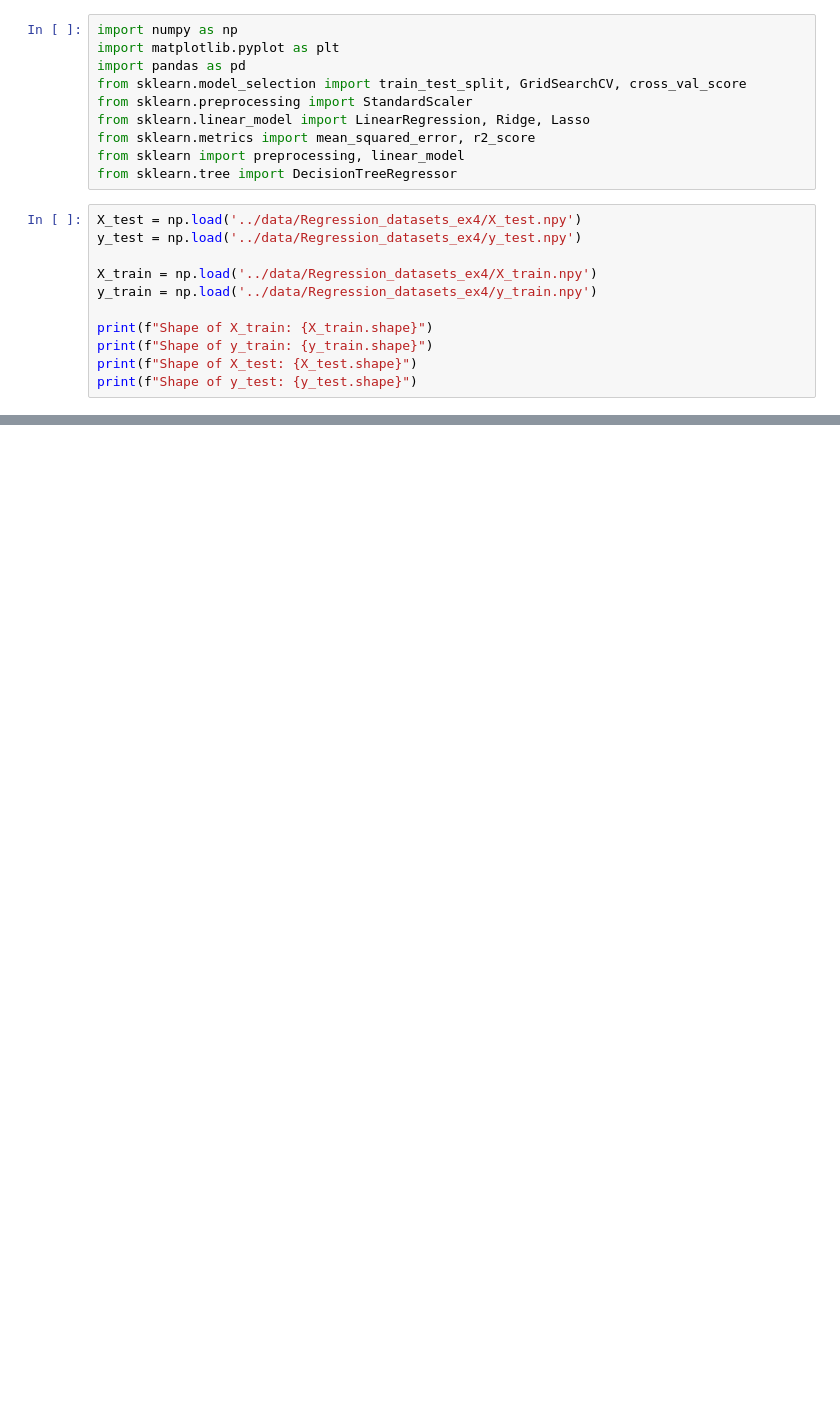
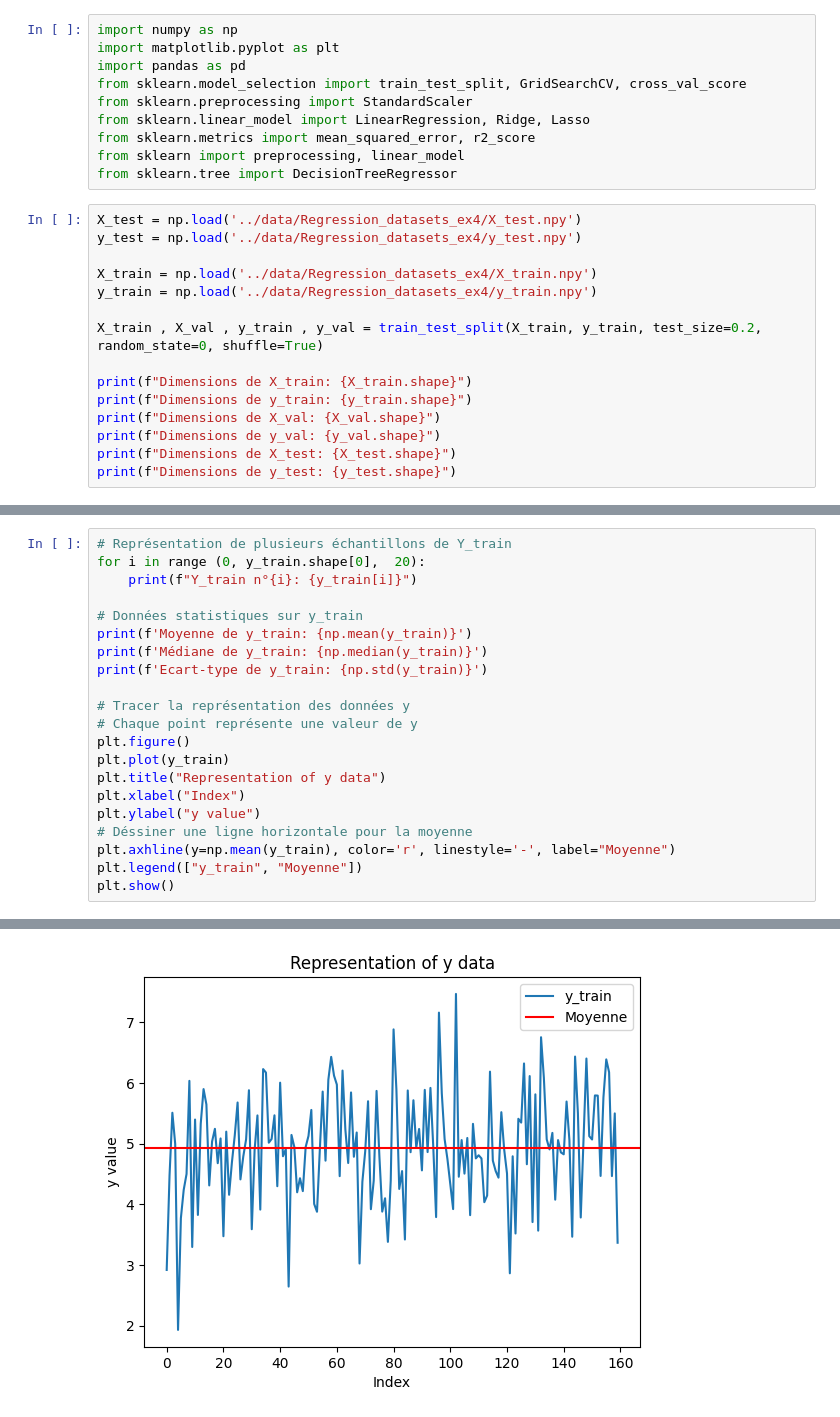
Before and after one commit to davidcyn974/FTML, a Jupyter notebook: 4 -Regression on a given dataset/regression.ipynb, the cells around one changed output, grey strips where cells are left out. Drawn from its saved outputs; the diff is of its cells as text; blank space fills up the shorter version.

```diff
--- a/4 -Regression on a given dataset/regression.ipynb
+++ b/4 -Regression on a given dataset/regression.ipynb
@@ -23,8 +17,12 @@ y_test = np.load('../data/Regression_datasets_ex4/y_test.npy')
 X_train = np.load('../data/Regression_datasets_ex4/X_train.npy')
 y_train = np.load('../data/Regression_datasets_ex4/y_train.npy')
 
-print(f"Shape of X_train: {X_train.shape}")
-print(f"Shape of y_train: {y_train.shape}")
-print(f"Shape of X_test: {X_test.shape}")
-print(f"Shape of y_test: {y_test.shape}")
+X_train , X_val , y_train , y_val = train_test_split(X_train, y_train, test_size=0.2, random_state=0, shuffle=True)
+
+print(f"Dimensions de X_train: {X_train.shape}")
+print(f"Dimensions de y_train: {y_train.shape}")
+print(f"Dimensions de X_val: {X_val.shape}")
+print(f"Dimensions de y_val: {y_val.shape}")
+print(f"Dimensions de X_test: {X_test.shape}")
+print(f"Dimensions de y_test: {y_test.shape}")
 # %% [output]
@@ -59,0 +60,22 @@ They are meant for us so we can quickly look at them
+# %%
+# Représentation de plusieurs échantillons de Y_train
+for i in range (0, y_train.shape[0],  20):
+    print(f"Y_train n°{i}: {y_train[i]}")
+
+# Données statistiques sur y_train
+print(f'Moyenne de y_train: {np.mean(y_train)}')
+print(f'Médiane de y_train: {np.median(y_train)}')
+print(f'Ecart-type de y_train: {np.std(y_train)}')
+
+# Tracer la représentation des données y
+# Chaque point représente une valeur de y
+plt.figure()
+plt.plot(y_train)
+plt.title("Representation of y data")
+plt.xlabel("Index")
+plt.ylabel("y value")
+# Déssiner une ligne horizontale pour la moyenne
+plt.axhline(y=np.mean(y_train), color='r', linestyle='-', label="Moyenne")
+plt.legend(["y_train", "Moyenne"])
+plt.show()
+# %% [output]
@@ -59,0 +93 @@ They are meant for us so we can quickly look at them
+[figure, added]
```
Also changed, not shown: parts of 20 cells of this notebook.
